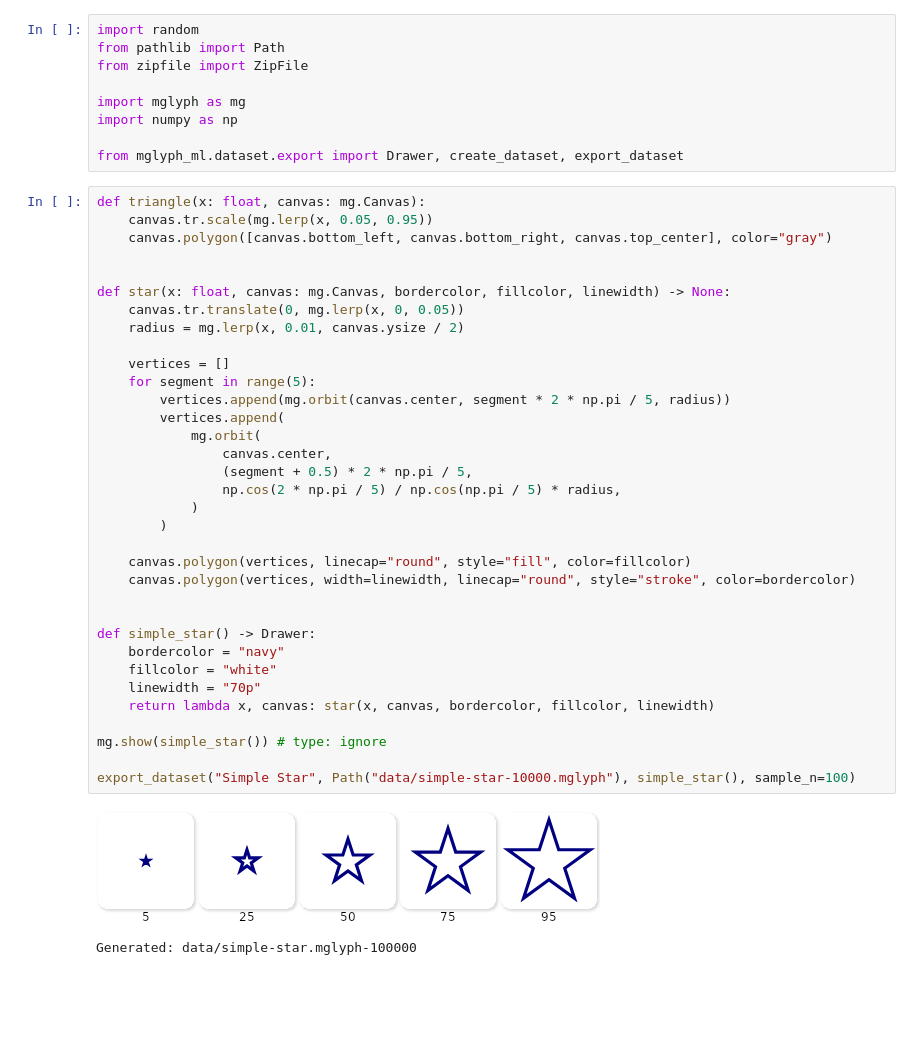
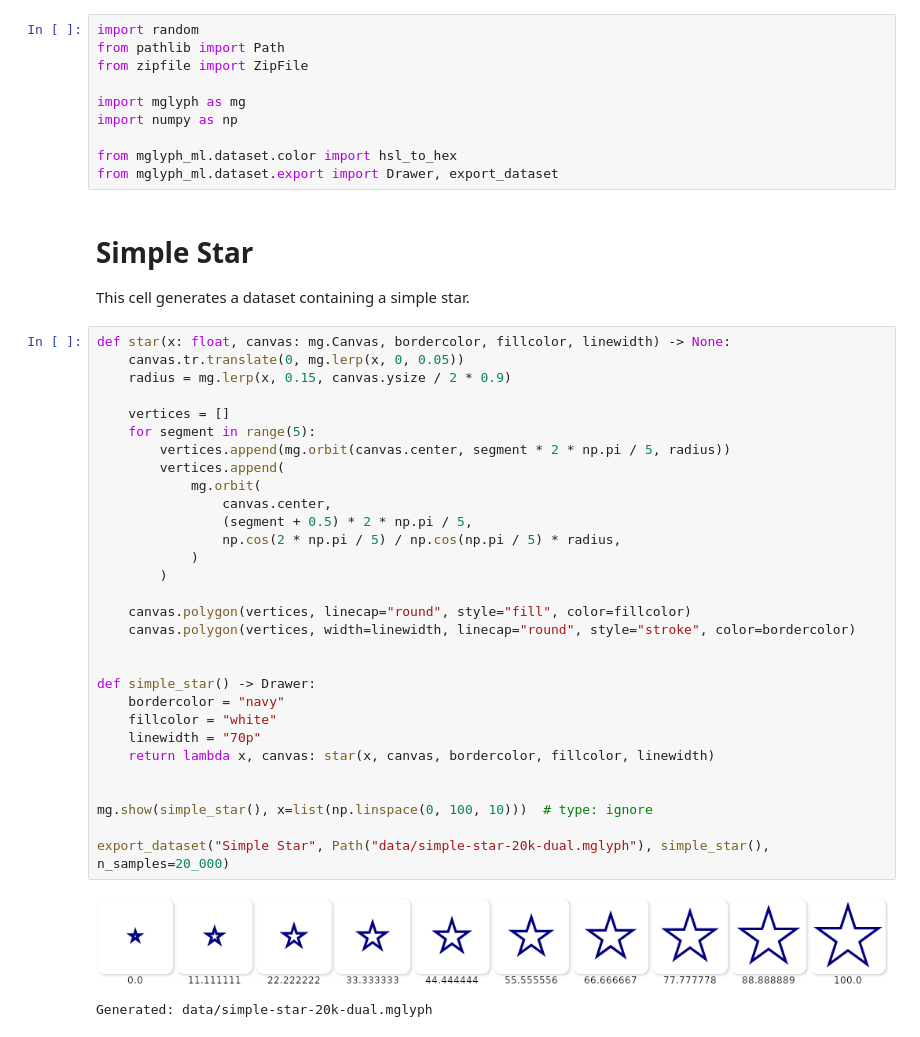
Before and after one commit to DJsushi/mglyph-ml, a Jupyter notebook: notebooks/build-dataset.ipynb, the cells around one changed output. Drawn from its saved outputs; the diff is of its cells as text; blank space fills up the shorter version.

Commit message:
feat: add color conversion utility, adjust dataset export logic, and enhance visualization functions

```diff
--- a/notebooks/build-dataset.ipynb
+++ b/notebooks/build-dataset.ipynb
@@ -10,41 +48,42 @@ from zipfile import ZipFile
 import mglyph as mg
 import numpy as np
 
-from mglyph_ml.dataset.export import Drawer, create_dataset, export_dataset
+from mglyph_ml.dataset.color import hsl_to_hex
+from mglyph_ml.dataset.export import Drawer, export_dataset
+# %% [markdown]
+# Simple Star
+
+This cell generates a dataset containing a simple star.
 # %%
-def triangle(x: float, canvas: mg.Canvas):
-    canvas.tr.scale(mg.lerp(x, 0.05, 0.95))
-    canvas.polygon([canvas.bottom_left, canvas.bottom_right, canvas.top_center], color="gray")
-
-
 def star(x: float, canvas: mg.Canvas, bordercolor, fillcolor, linewidth) -> None:
     canvas.tr.translate(0, mg.lerp(x, 0, 0.05))
-    radius = mg.lerp(x, 0.01, canvas.ysize / 2)
+    radius = mg.lerp(x, 0.15, canvas.ysize / 2 * 0.9)
 
     vertices = []
     for segment in range(5):
         vertices.append(mg.orbit(canvas.center, segment * 2 * np.pi / 5, radius))
         vertices.append(
             mg.orbit(
                 canvas.center,
                 (segment + 0.5) * 2 * np.pi / 5,
                 np.cos(2 * np.pi / 5) / np.cos(np.pi / 5) * radius,
             )
         )
 
     canvas.polygon(vertices, linecap="round", style="fill", color=fillcolor)
     canvas.polygon(vertices, width=linewidth, linecap="round", style="stroke", color=bordercolor)
 
 
 def simple_star() -> Drawer:
     bordercolor = "navy"
     fillcolor = "white"
     linewidth = "70p"
     return lambda x, canvas: star(x, canvas, bordercolor, fillcolor, linewidth)
 
-mg.show(simple_star()) # type: ignore
 
-export_dataset("Simple Star", Path("data/simple-star-10000.mglyph"), simple_star(), sample_n=100)
+mg.show(simple_star(), x=list(np.linspace(0, 100, 10)))  # type: ignore
+
+export_dataset("Simple Star", Path("data/simple-star-20k-dual.mglyph"), simple_star(), n_samples=20_000)
 # %% [output]
-[figure, old version]
+[figure, new version]
-Generated: data/simple-star.mglyph-100000
+Generated: data/simple-star-20k-dual.mglyph
```
Also changed, not shown: parts of 4 cells of this notebook, 6 other files.
